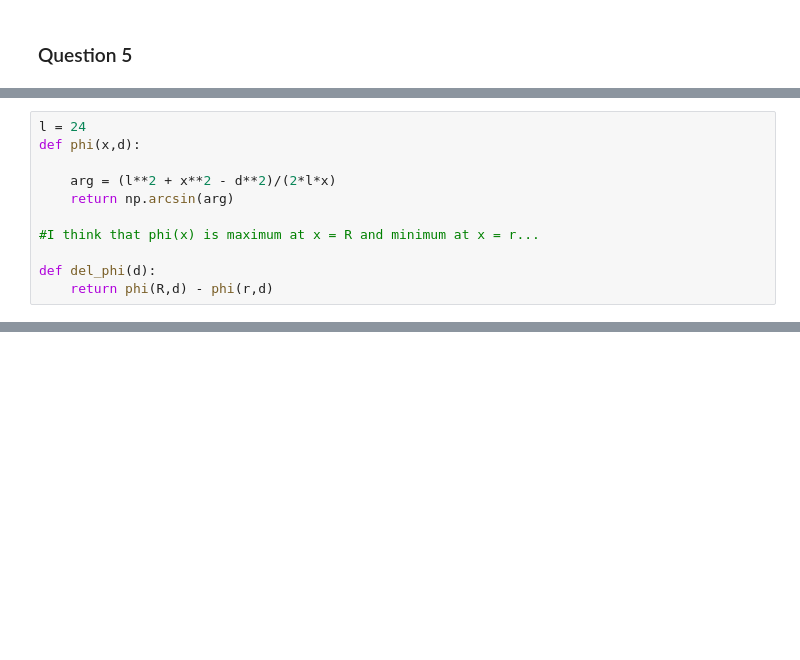
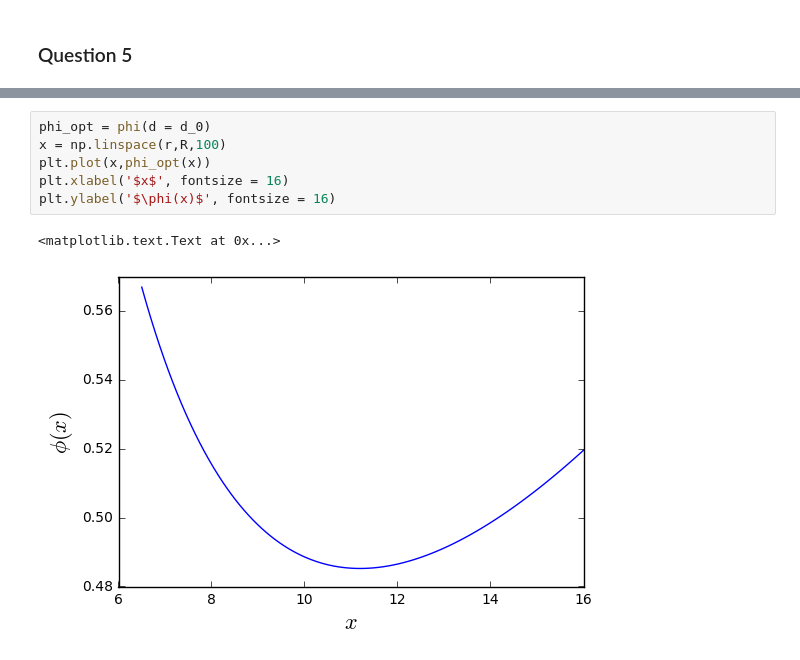
Before and after one commit to christopher-turnbull/mathsIB, a Jupyter notebook: sheets/CATAM/1.1 Golden Search.ipynb, the cells around one changed output, grey strips where cells are left out. Saved outputs shown, nothing was run; the diff lists cells and outputs as text; blank space fills up the shorter version.

```diff
--- a/sheets/CATAM/1.1 Golden Search.ipynb
+++ b/sheets/CATAM/1.1 Golden Search.ipynb
@@ -115,11 +164,0 @@ We can do this by using the Golden Search method to find the maximum and minimum
-# %%
-l = 24
-def phi(x,d):
-
-    arg = (l**2 + x**2 - d**2)/(2*l*x)
-    return np.arcsin(arg)
-
-#I think that phi(x) is maximum at x = R and minimum at x = r...
-
-def del_phi(d):
-    return phi(R,d) - phi(r,d)
@@ -182,0 +265,9 @@ def golden_search(fval,xlow,xhigh,prec,print_freq = 0):
+# %%
+phi_opt = phi(d = d_0)
+x = np.linspace(r,R,100)
+plt.plot(x,phi_opt(x))
+plt.xlabel('$x$', fontsize = 16)
+plt.ylabel('$\phi(x)$', fontsize = 16)
+# %% [output]
+<matplotlib.text.Text at 0x...>
+[figure, added]
```
Also changed, not shown: parts of 90 cells of this notebook, 21 other files.
